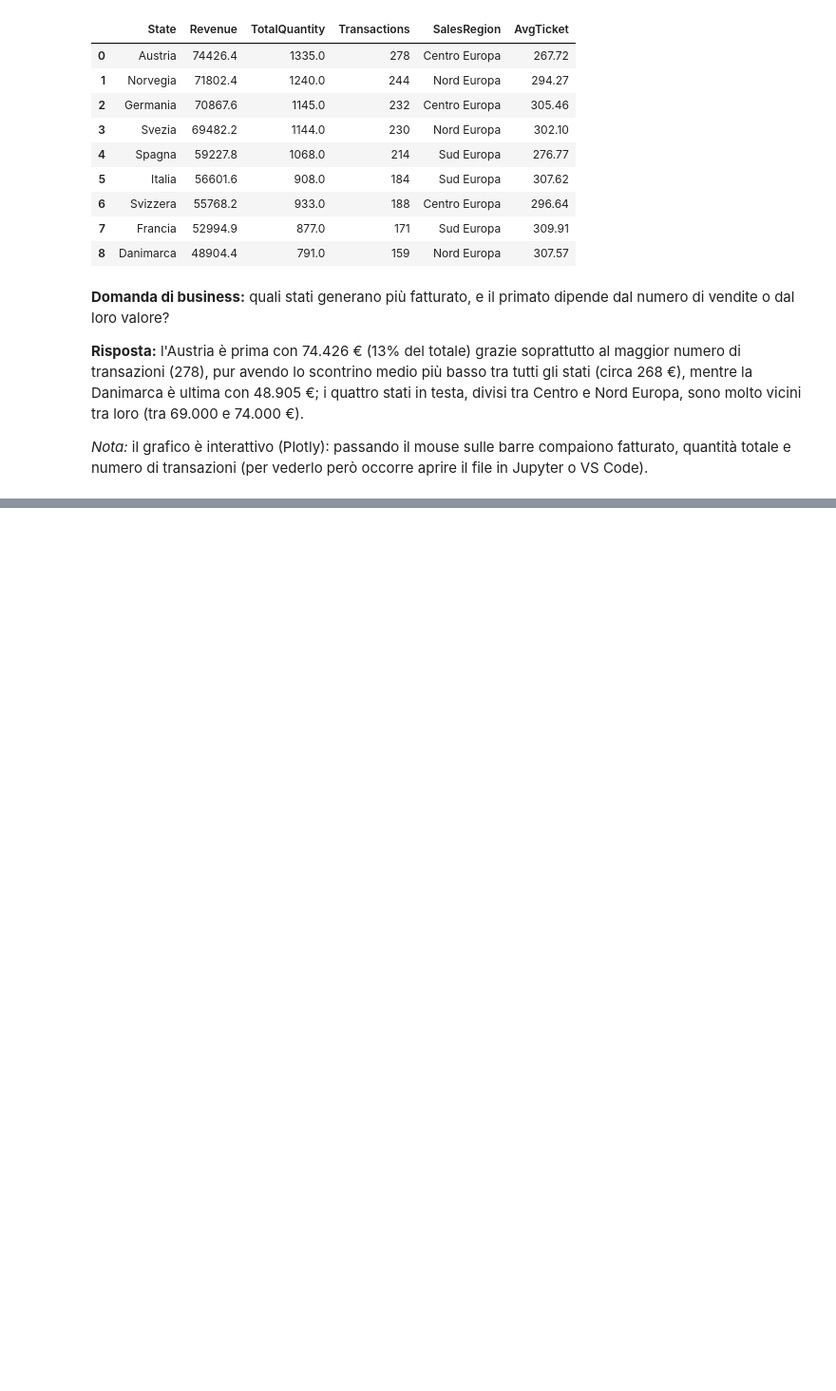
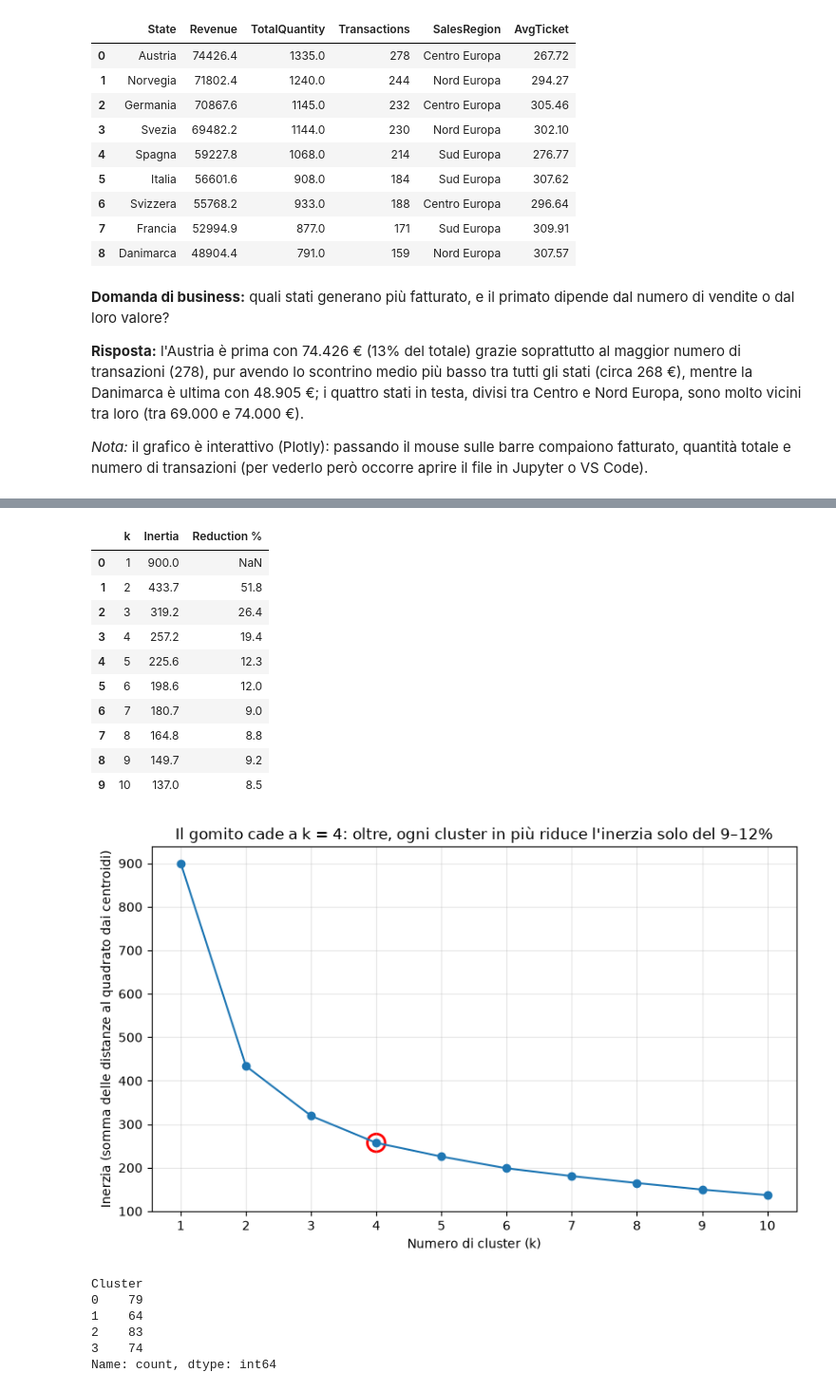
Before and after one commit to gfercioni/Giovanni_Fercioni_esercitazione_finale_M4, a Jupyter notebook: main.ipynb, the cells around one changed output, grey strips where cells are left out. Shown at 95% size. Saved outputs shown, nothing was run; the diff lists cells and outputs as text; code cells hidden in the pictures; blank space fills up the shorter version.

```diff
--- a/main.ipynb
+++ b/main.ipynb
@@ -1242,0 +1848,48 @@ by_state
+# %%
+# Es 6b punto 2
+
+from sklearn.cluster import KMeans
+
+# riduzione percentuale dell'inerzia passando da k-1 a k
+elbow["Reduction %"] = (-elbow["Inertia"].pct_change() * 100).round(1)
+display(elbow)
+
+# k scelto con il metodo del gomito
+K_CHOSEN = 4
+
+fig, ax = plt.subplots(figsize=(8, 5))
+ax.plot(elbow["k"], elbow["Inertia"], marker="o")
+ax.scatter(K_CHOSEN, elbow.loc[elbow["k"] == K_CHOSEN, "Inertia"], s=200,
+           facecolors="none", edgecolors="red", linewidths=2)
+ax.set_title(f"Il gomito cade a k = {K_CHOSEN}: oltre, ogni cluster in più riduce l'inerzia solo del 9–12%")
+ax.set_xlabel("Numero di cluster (k)")
+ax.set_ylabel("Inerzia (somma delle distanze al quadrato dai centroidi)")
+ax.set_xticks(list(k_values))
+ax.grid(alpha=0.3)
+plt.tight_layout()
+plt.show()
+
+# assegnazione dei cluster con il k scelto
+kmeans = KMeans(n_clusters=K_CHOSEN, n_init=10, random_state=42)
+resellers_seg["Cluster"] = kmeans.fit_predict(X_seg)
+
+resellers_seg["Cluster"].value_counts().sort_index()
+# %% [output]
+|  | k | Inertia | Reduction % |
+| 0 | 1 | 900.0 | NaN |
+| 1 | 2 | 433.7 | 51.8 |
+| 2 | 3 | 319.2 | 26.4 |
+| 3 | 4 | 257.2 | 19.4 |
+| 4 | 5 | 225.6 | 12.3 |
+| 5 | 6 | 198.6 | 12.0 |
+| 6 | 7 | 180.7 | 9.0 |
+| 7 | 8 | 164.8 | 8.8 |
+| 8 | 9 | 149.7 | 9.2 |
+| 9 | 10 | 137.0 | 8.5 |
+[figure, added]
+Cluster
+0    79
+1    64
+2    83
+3    74
+Name: count, dtype: int64
```
Also changed, not shown: parts of 48 cells of this notebook, 1 other file.
